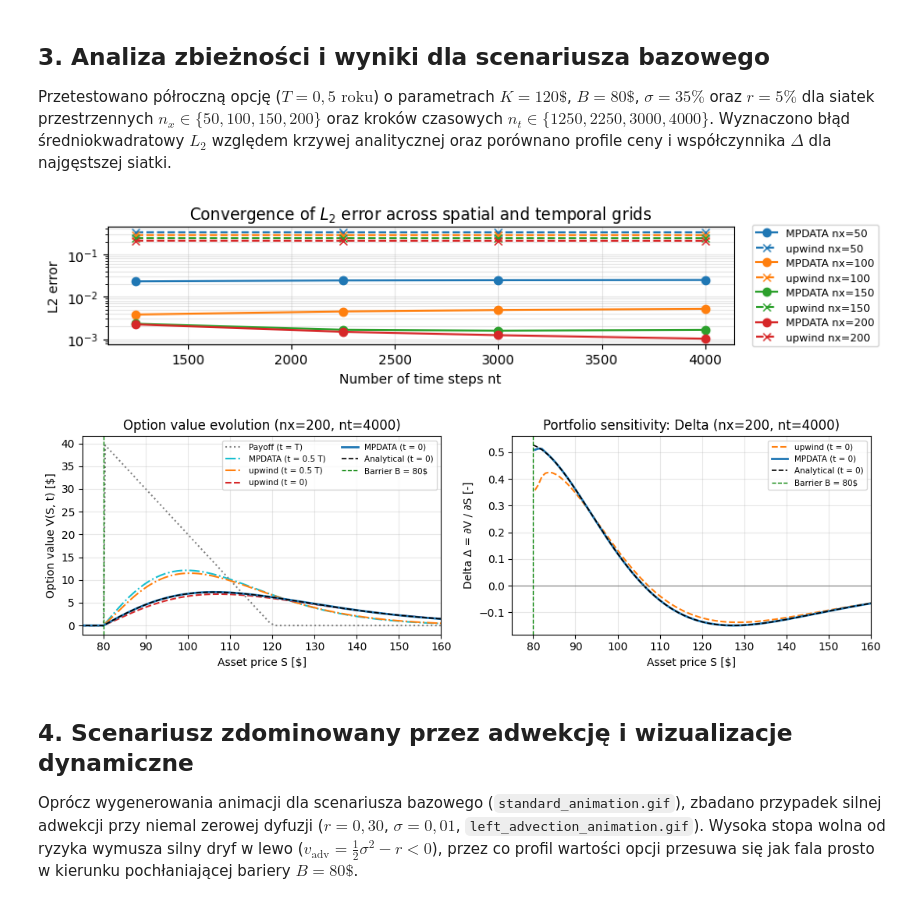
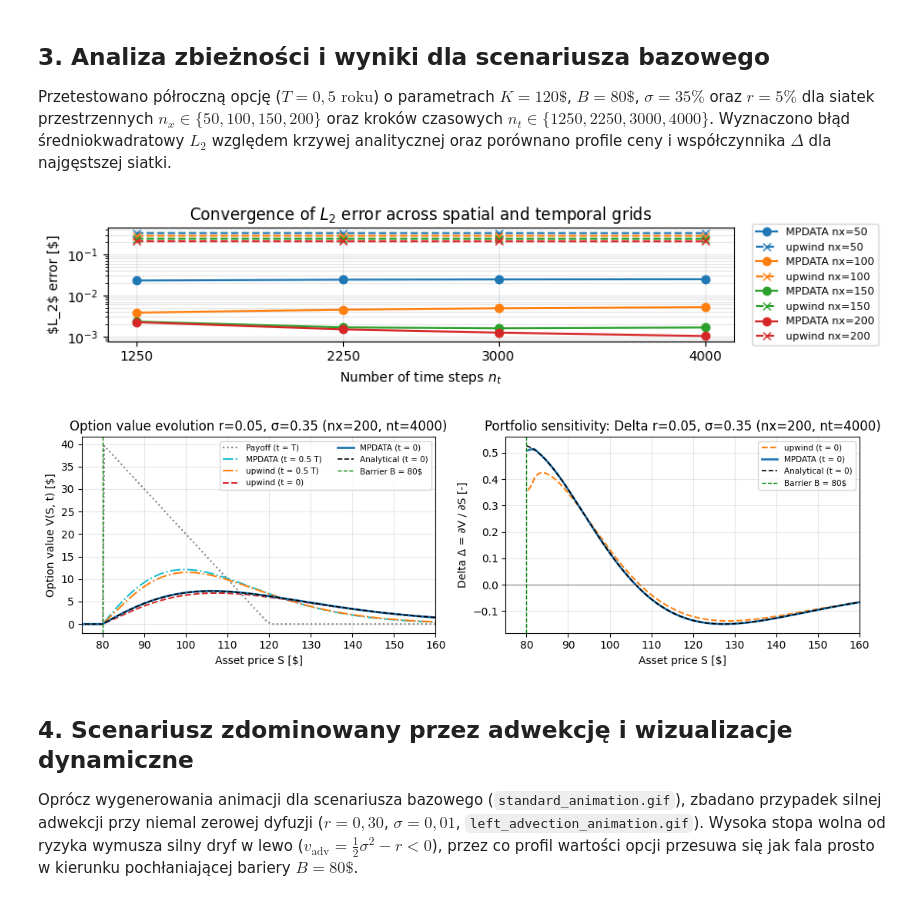
Before and after one commit to Czokotupka96/Down-and-out-option-pricing, a Jupyter notebook: Down_and_out_option.ipynb, the cells around one changed output. Saved outputs shown, nothing was run; the diff lists cells and outputs as text; code cells hidden in the pictures.

```diff
--- a/Down_and_out_option.ipynb
+++ b/Down_and_out_option.ipynb
@@ -43,7 +45,7 @@ class DownAndOutPutIntegrator:
         options = options or Options(nonoscillatory=True, infinite_gauge=True, non_zero_mu_coeff=True, divergent_flow=True)
 
         assert options.non_zero_mu_coeff, "non_zero_mu_coeff must be True"
-        assert strike_price > 0
+        assert strike_price > barrier_price
         assert barrier_price > 0
         assert risk_free_interest_rate >= 0
         assert volatility >= 0
@@ -76,6 +78,8 @@ class DownAndOutPutIntegrator:
     def __call__(self, *, nt, T, outfreq):
         assert nt % outfreq == 0, "nt must be divisible by outfreq"
 
+        self.nt = nt
+        self.T = T
         dt = T / nt
         c_adv = (0.5 * self.sigma**2 - self.r) * dt / self.dx
         mu = 0.5 * self.sigma**2 * dt / (self.dx**2)
@@ -113,9 +117,12 @@ def AnalyticalDownAndOutPutSolver(*, S, K, B, T, r, sigma):
 def pad_barrier(S_arr, V_arr, barrier, s_min=60.0):
     return np.concatenate(([s_min, barrier], S_arr)), np.concatenate(([0.0, 0.0], V_arr))
 # %%
-def plot_results(*, integ_MPDATA, output_MPDATA, output_upwind, S_fine, analytical_price, analytical_delta, nx, nt, max_Delta=None):
+def plot_results(*, integ_MPDATA, output_MPDATA, output_upwind, S_fine, analytical_price, analytical_delta, max_Delta=None):
     S = integ_MPDATA.S
     barrier = integ_MPDATA.B
+    nx = integ_MPDATA.payout.size
+    nt = integ_MPDATA.nt
+
     S_plot, payoff_plot = pad_barrier(S, output_MPDATA[0], barrier)
     _, mpdata_mid = pad_barrier(S, output_MPDATA[len(output_MPDATA) // 2], barrier)
     _, upwind_mid = pad_barrier(S, output_upwind[len(output_upwind) // 2], barrier)
@@ -143,8 +150,8 @@ def plot_results(*, integ_MPDATA, output_MPDATA, output_upwind, S_fine, analytic
         ax_delta.set_ylim(None, max_Delta)
 
     for ax, ylabel, title in [
-        (ax_price, 'Option value V(S, t) [$]', f'Option value evolution (nx={nx}, nt={nt})'),
-        (ax_delta, 'Delta Δ = ∂V / ∂S [-]', f'Portfolio sensitivity: Delta (nx={nx}, nt={nt})')
+        (ax_price, 'Option value V(S, t) [$]', f'Option value evolution r={integ_MPDATA.r:.2f}, σ={integ_MPDATA.sigma:.2f} (nx={nx}, nt={nt})'),
+        (ax_delta, 'Delta Δ = ∂V / ∂S [-]', f'Portfolio sensitivity: Delta r={integ_MPDATA.r:.2f}, σ={integ_MPDATA.sigma:.2f} (nx={nx}, nt={nt})')
     ]:
         ax.axvline(barrier, color='green', linestyle='--', linewidth=1, label=f'Barrier B = {barrier}$')
         ax.set_xlim(75, 160)
@@ -224,25 +231,26 @@ for i, nx_val in enumerate(nx):
     ax.plot(nt, errors_mpdata[i], f'C{i}o-', label=f'MPDATA nx={nx_val}')
     ax.plot(nt, errors_upwind[i], f'C{i}x--', label=f'upwind nx={nx_val}')
 ax.set_yscale('log')
-ax.set_xlabel('Number of time steps nt')
-ax.set_ylabel('L2 error')
+ax.set_xlabel('Number of time steps $n_t$')
+ax.set_ylabel('$L_2$ error [$]')
+ax.set_xticks(nt)
 ax.set_title('Convergence of $L_2$ error across spatial and temporal grids')
 ax.grid(True, which='both', alpha=0.3)
 ax.legend(bbox_to_anchor=(1.02, 0.5), loc='center left', fontsize=8)
 pyplot.tight_layout()
 pyplot.show()
 # %% [output]
-[figure, old version]
+[figure, new version]
 # %%
 integ_MPDATA, integ_upwind = make_integrators(strike_price=strike_price, barrier_price=barrier_price,
                                                  risk_free_interest_rate=risk_free_interest_rate,
                                                  volatility=volatility, nx=nx[-1])
 
 output_MPDATA, output_upwind, error_mpdata, error_upwind = run_scenario(integ_MPDATA=integ_MPDATA, integ_upwind=integ_upwind,
                                                   nt=nt[-1], T=T, outfreq=20)
 
 plot_results(integ_MPDATA=integ_MPDATA, output_MPDATA=output_MPDATA, output_upwind=output_upwind, S_fine=S_fine,
-             analytical_price=analytical_price, analytical_delta=analytical_delta, nx=nx[-1], nt=nt[-1])
+             analytical_price=analytical_price, analytical_delta=analytical_delta)
 # %% [output]
-[figure, old version]
+[figure, new version]
 # %%
```
Also changed, not shown: parts of 5 cells of this notebook.
